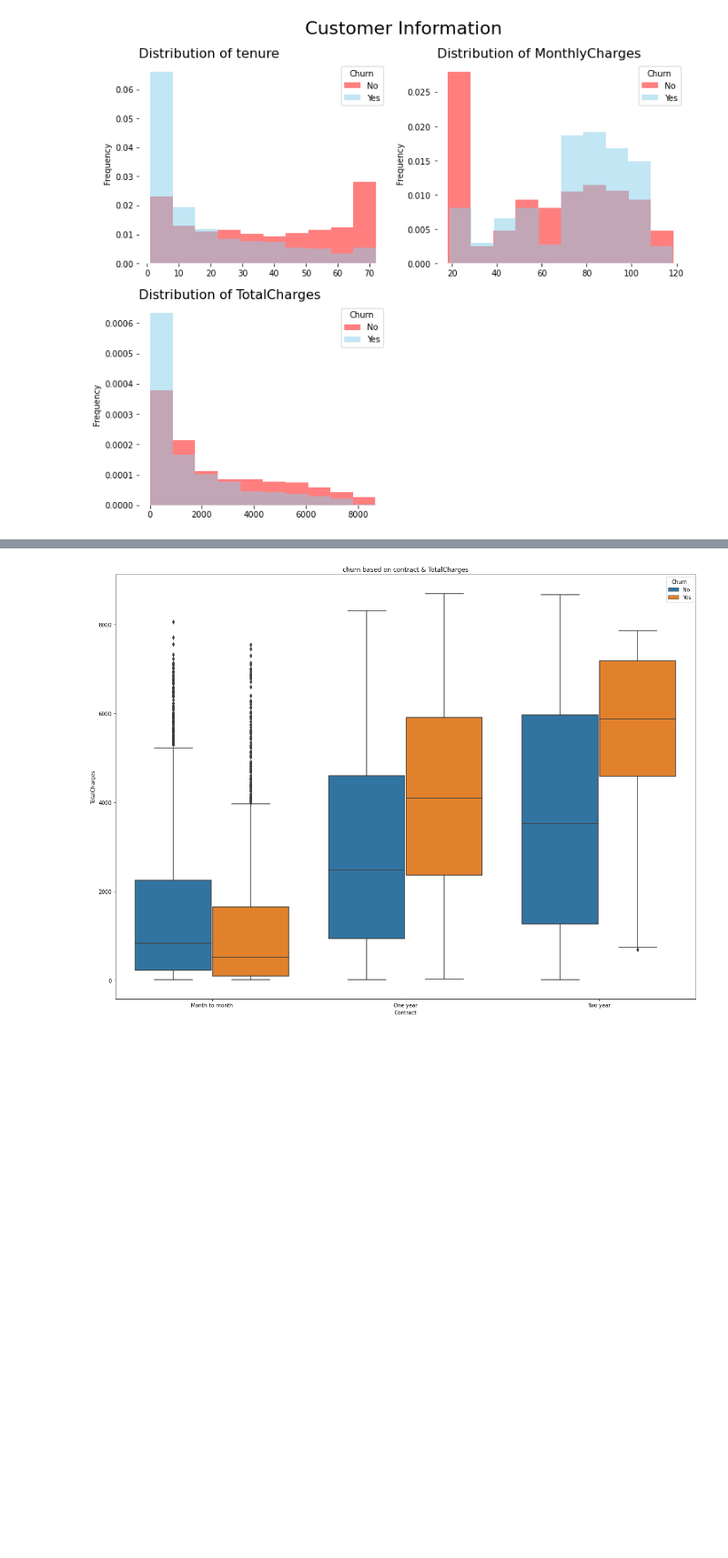
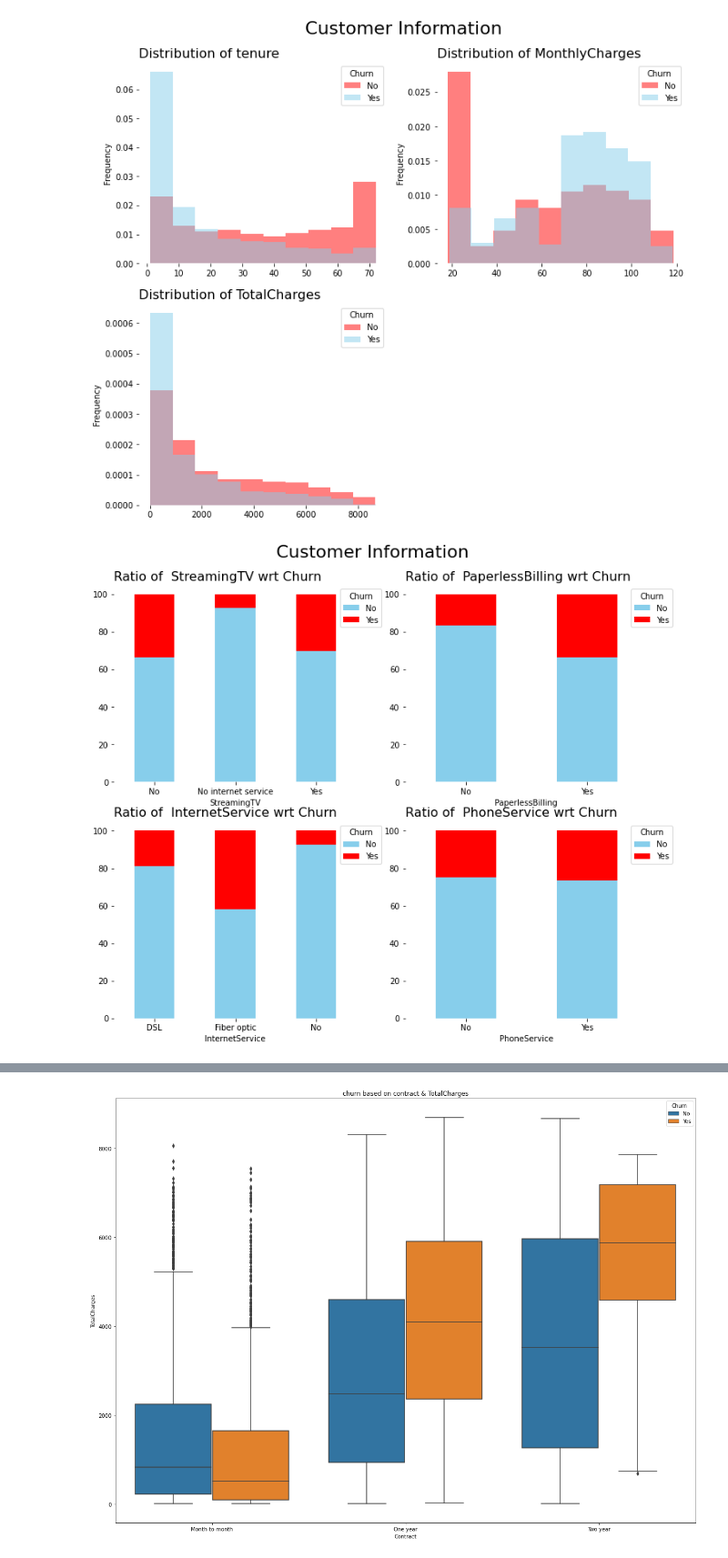
Before and after one commit to berserkarray/IME672, a Jupyter notebook: telco_churn.ipynb, the cells around one changed output, grey strips where cells are left out. Shown: that part at 91% size. Saved outputs shown, nothing was run; the diff lists cells and outputs as text; code cells hidden in the pictures; blank space fills up the shorter version.

```diff
--- a/telco_churn.ipynb
+++ b/telco_churn.ipynb
@@ -285,7 +290,7 @@ def percentage_stacked_plot(columns_to_plot, super_title):
                   title='Churn', fancybox=True)
 
         #set title and labels
-        ax.set_title('Ration of  ' + column + ' wrt Churn',
+        ax.set_title('Ratio of  ' + column + ' wrt Churn',
                      fontsize=16, loc='left')
 
         ax.tick_params(rotation='auto')
@@ -347,3 +351,9 @@ account_columns_numeric = ['tenure', 'MonthlyCharges', 'TotalCharges']
 histogram_plots(account_columns_numeric, 'Customer Information')
 # %% [output]
 [figure]
+# %%
+columns = ['StreamingTV', 'PaperlessBilling', 'InternetService','PhoneService']
+
+percentage_stacked_plot(columns, 'Customer Information')
+# %% [output]
+[figure, added]
```
Also changed, not shown: parts of 3 cells of this notebook.
